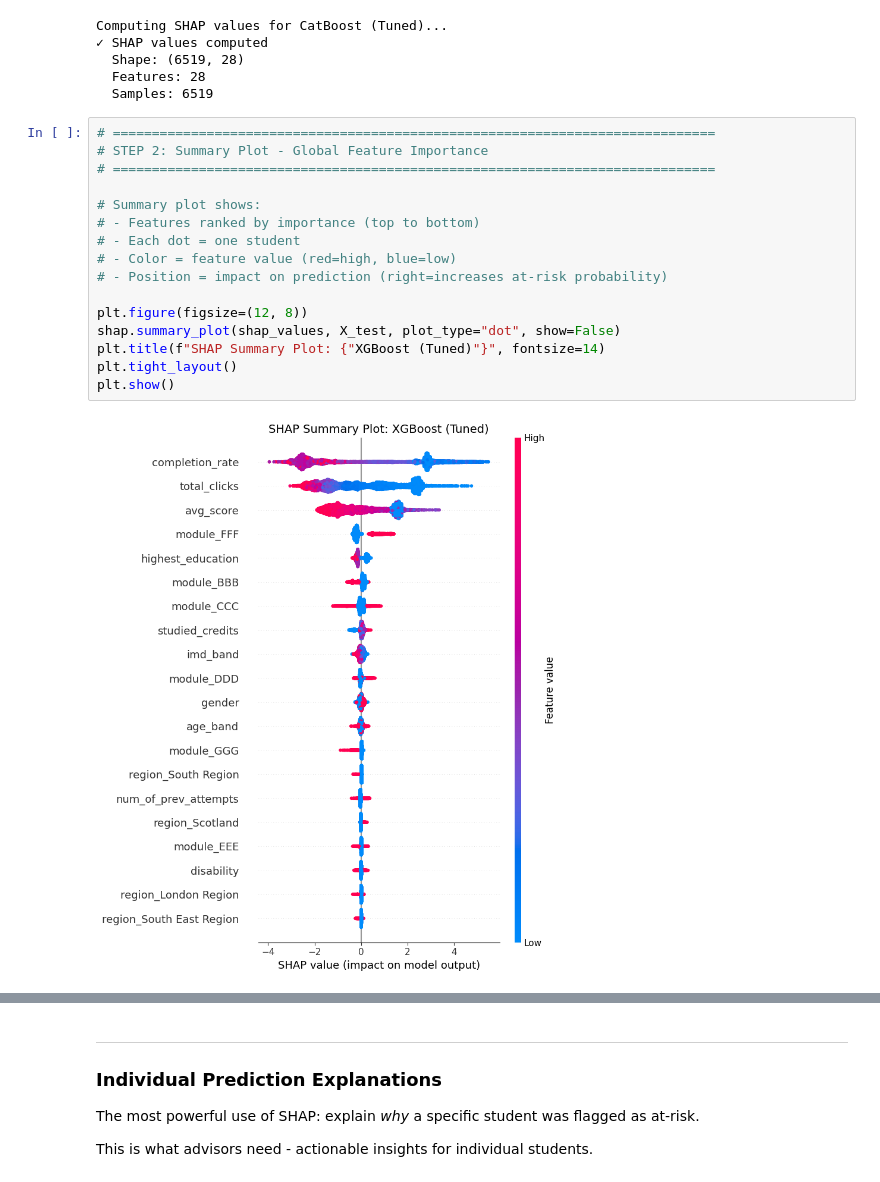
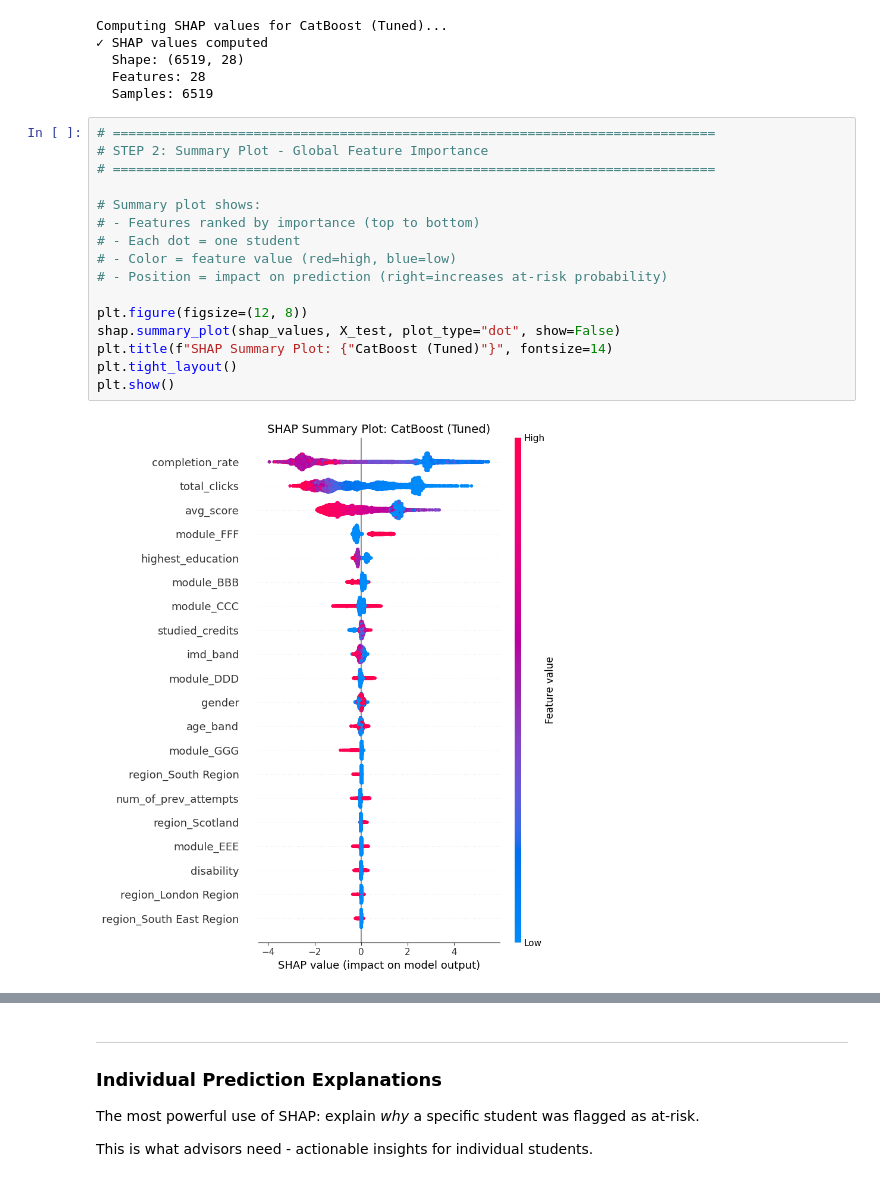
Before and after one commit to Odunzek/ai-student-success-recommendation, a Jupyter notebook: notebooks/notebook.ipynb, the cells around one changed output, grey strips where cells are left out. Saved outputs shown, nothing was run; the diff lists cells and outputs as text.

```diff
--- a/notebooks/notebook.ipynb
+++ b/notebooks/notebook.ipynb
@@ -2974,21 +2974,21 @@ Computing SHAP values for CatBoost (Tuned)...
 # %%
 # =============================================================================
 # STEP 2: Summary Plot - Global Feature Importance
 # =============================================================================
 
 # Summary plot shows:
 # - Features ranked by importance (top to bottom)
 # - Each dot = one student
 # - Color = feature value (red=high, blue=low)
 # - Position = impact on prediction (right=increases at-risk probability)
 
 plt.figure(figsize=(12, 8))
 shap.summary_plot(shap_values, X_test, plot_type="dot", show=False)
-plt.title(f"SHAP Summary Plot: {"XGBoost (Tuned)"}", fontsize=14)
+plt.title(f"SHAP Summary Plot: {"CatBoost (Tuned)"}", fontsize=14)
 plt.tight_layout()
 plt.show()
 # %% [output]
-[figure, old version]
+[figure, new version]
 # %%
 # =============================================================================
 # STEP 3: Bar Plot - Top 15 Features by Mean |SHAP|
```
Also changed, not shown: parts of 8 cells of this notebook, 16 other files.
